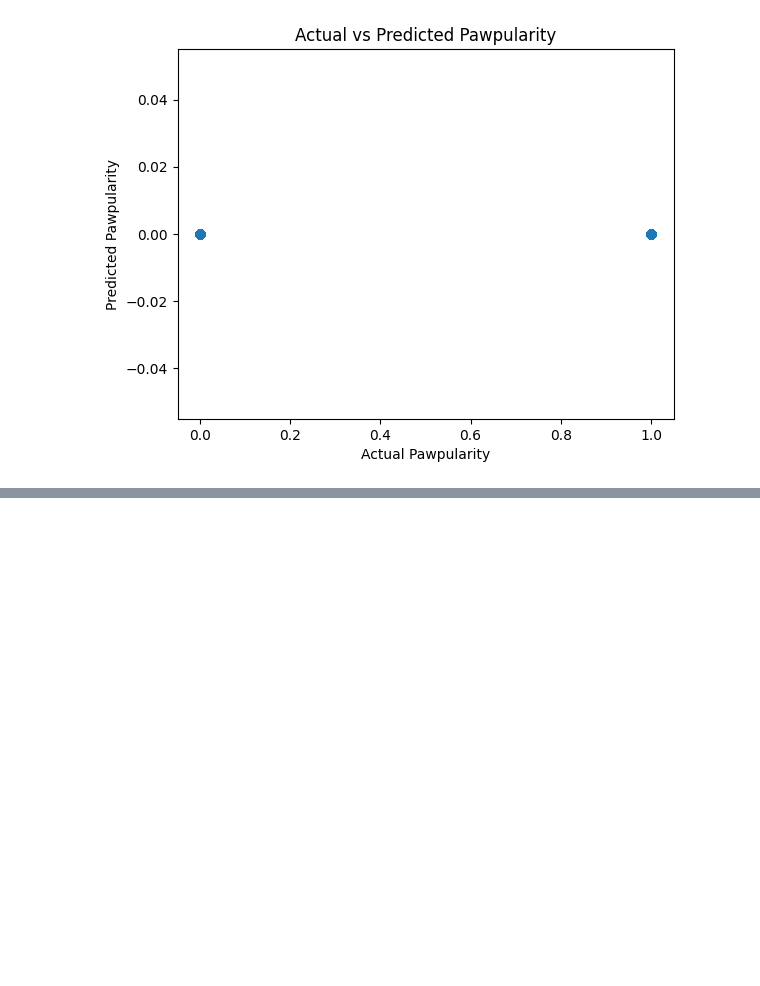
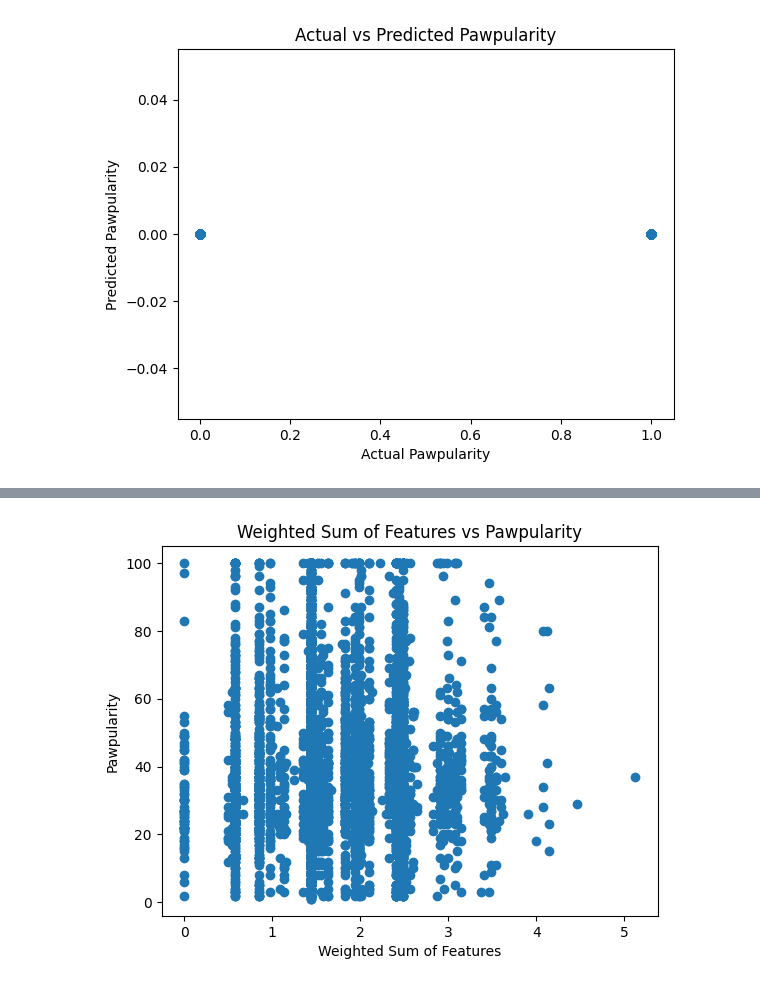
Before and after one commit to minesamaro/pawpularity-daco, a Jupyter notebook: data_processer.ipynb, the cells around one changed output, grey strips where cells are left out. Saved outputs shown, nothing was run; the diff lists cells and outputs as text; code cells hidden in the pictures; blank space fills up the shorter version.

```diff
--- a/data_processer.ipynb
+++ b/data_processer.ipynb
@@ -282,0 +499,5 @@ weighted avg       0.55      0.74      0.63      1983
+# %%
+# Add a feature that is the weighted sum of the binary features multiplied by the normalized correlation values
+bin_train_data = X_train.copy()
+bin_train_data['sum'] = bin_train_data @ corr_norm
+bin_train_data.head()
@@ -282,0 +511,9 @@ weighted avg       0.55      0.74      0.63      1983
+# %%
+# Plot the new feature against the target variable
+plt.scatter(bin_train_data['sum'], y_train)
+plt.xlabel('Weighted Sum of Features')
+plt.ylabel('Pawpularity')
+plt.title('Weighted Sum of Features vs Pawpularity')
+plt.show()
+# %% [output]
+[figure, added]
```
Also changed, not shown: parts of 17 cells of this notebook.
